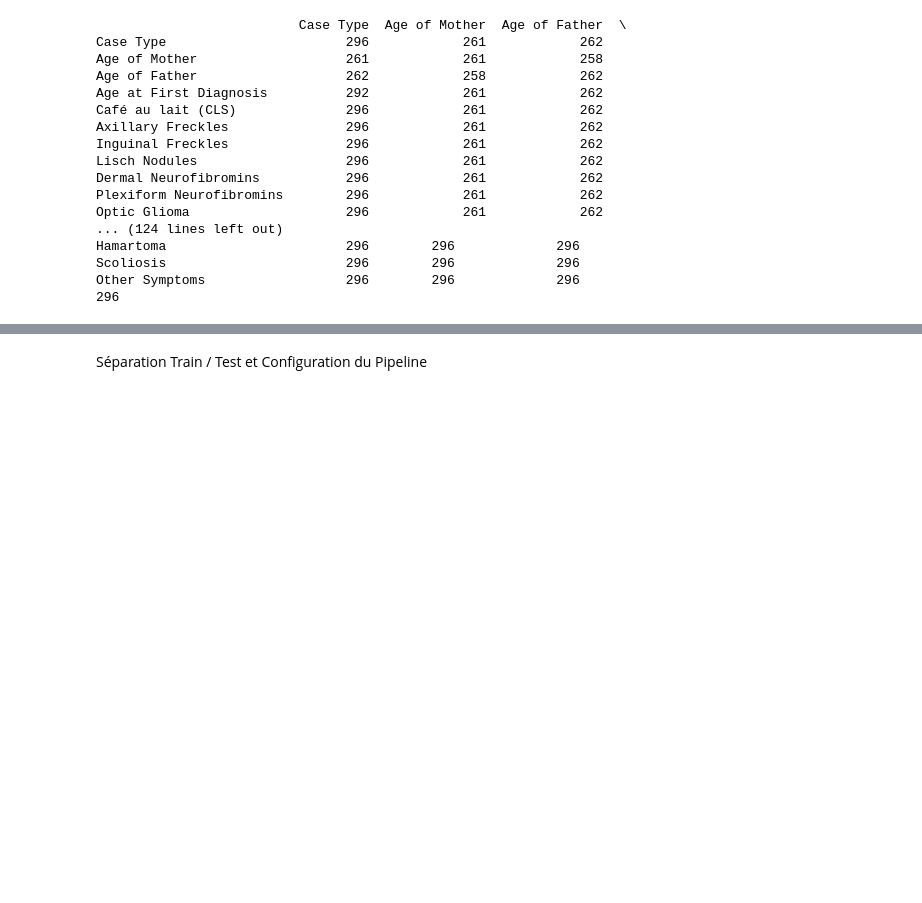
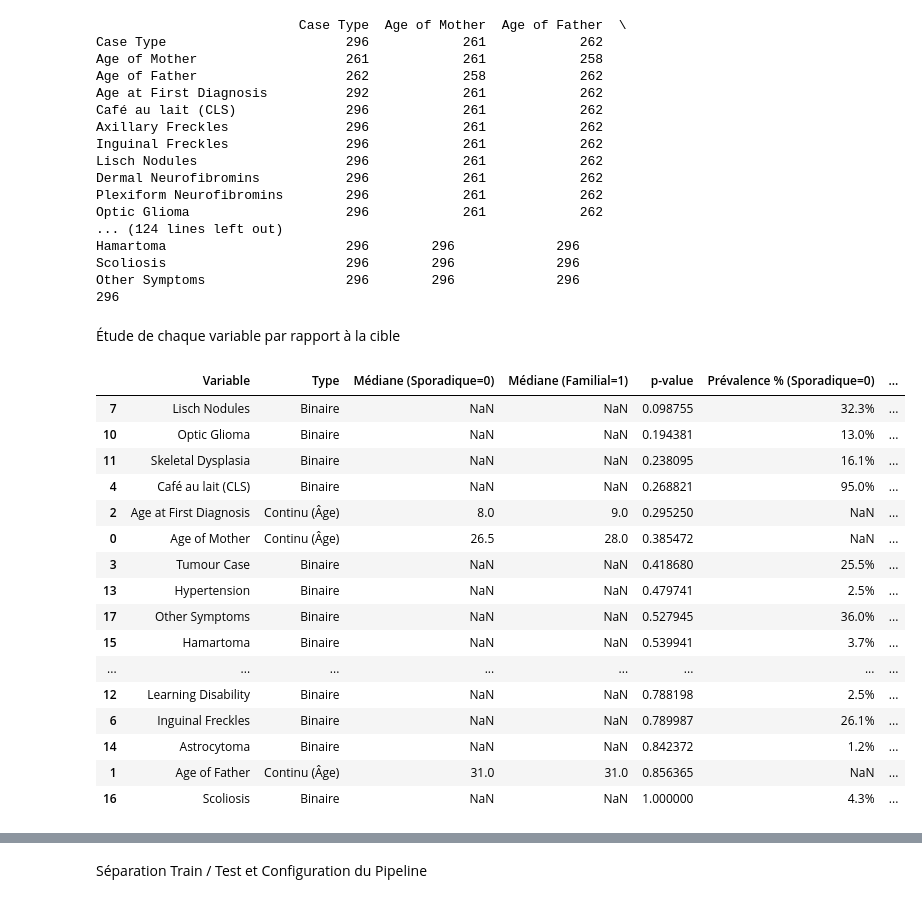
Before and after one commit to Mouhamadoukandji/nf1, a Jupyter notebook: notebooks/001_explorations.ipynb, the cells around one changed output, grey strips where cells are left out. Cells and saved outputs as stored; diff of their text form; code cells hidden in the pictures; blank space fills up the shorter version.

Commit message:
Étude de chaque variable par rapport à la cible

```diff
--- a/notebooks/001_explorations.ipynb
+++ b/notebooks/001_explorations.ipynb
@@ -244,3 +236,68 @@ Other Symptoms                  296        296             296
 # %%
 manque = df["Age of Mother"].isna()
 print(df.groupby(manque)[["Age at First Diagnosis", "Dermal Neurofibromins", "Case Type"]].mean())
+# %% [markdown]
+Étude de chaque variable par rapport à la cible
+# %%
+# Étude bivariée : variables explicatives vs cible (Case Type)
+import pandas as pd
+from scipy.stats import chi2_contingency, mannwhitneyu
+
+cols_age = ["Age of Mother", "Age of Father", "Age at First Diagnosis"]
+cols_bin = [
+    col for col in df.columns
+    if col not in cols_age + ["Case Type", "Unnamed: 0"]
+]
+cible = df["Case Type"]
+
+resultats_cible = []
+
+# Variables continues : test de Mann-Whitney
+for col in cols_age:
+    groupe_0 = df.loc[cible == 0, col].dropna()
+    groupe_1 = df.loc[cible == 1, col].dropna()
+
+    _, p_val = mannwhitneyu(groupe_0, groupe_1, alternative="two-sided")
+    resultats_cible.append({
+        "Variable": col,
+        "Type": "Continu (Âge)",
+        "Médiane (Sporadique=0)": groupe_0.median(),
+        "Médiane (Familial=1)": groupe_1.median(),
+        "p-value": p_val,
+    })
+
+# Variables binaires : test du Chi-2 de Pearson
+for col in cols_bin:
+    contingency_table = pd.crosstab(df[col], cible)
+    _, p_val, _, _ = chi2_contingency(contingency_table)
+
+    prop_0 = df.loc[cible == 0, col].mean() * 100
+    prop_1 = df.loc[cible == 1, col].mean() * 100
+    resultats_cible.append({
+        "Variable": col,
+        "Type": "Binaire",
+        "Prévalence % (Sporadique=0)": f"{prop_0:.1f}%",
+        "Prévalence % (Familial=1)": f"{prop_1:.1f}%",
+        "p-value": p_val,
+    })
+
+df_cible = pd.DataFrame(resultats_cible)
+display(df_cible.sort_values(by="p-value"))
+# %% [output]
+|  | Variable | Type | Médiane (Sporadique=0) | Médiane (Familial=1) | p-value | Prévalence % (Sporadique=0) | ... |
+| 7 | Lisch Nodules | Binaire | NaN | NaN | 0.098755 | 32.3% | ... |
+| 10 | Optic Glioma | Binaire | NaN | NaN | 0.194381 | 13.0% | ... |
+| 11 | Skeletal Dysplasia | Binaire | NaN | NaN | 0.238095 | 16.1% | ... |
+| 4 | Café au lait (CLS) | Binaire | NaN | NaN | 0.268821 | 95.0% | ... |
+| 2 | Age at First Diagnosis | Continu (Âge) | 8.0 | 9.0 | 0.295250 | NaN | ... |
+| 0 | Age of Mother | Continu (Âge) | 26.5 | 28.0 | 0.385472 | NaN | ... |
+| 3 | Tumour Case | Binaire | NaN | NaN | 0.418680 | 25.5% | ... |
+| 13 | Hypertension | Binaire | NaN | NaN | 0.479741 | 2.5% | ... |
+| 17 | Other Symptoms | Binaire | NaN | NaN | 0.527945 | 36.0% | ... |
+| 15 | Hamartoma | Binaire | NaN | NaN | 0.539941 | 3.7% | ... |
+| ... | ... | ... | ... | ... | ... | ... | ... |
+| 12 | Learning Disability | Binaire | NaN | NaN | 0.788198 | 2.5% | ... |
+| 6 | Inguinal Freckles | Binaire | NaN | NaN | 0.789987 | 26.1% | ... |
+| 14 | Astrocytoma | Binaire | NaN | NaN | 0.842372 | 1.2% | ... |
+| 1 | Age of Father | Continu (Âge) | 31.0 | 31.0 | 0.856365 | NaN | ... |
+| 16 | Scoliosis | Binaire | NaN | NaN | 1.000000 | 4.3% | ... |
```
Also changed, not shown: parts of 3 cells of this notebook.
